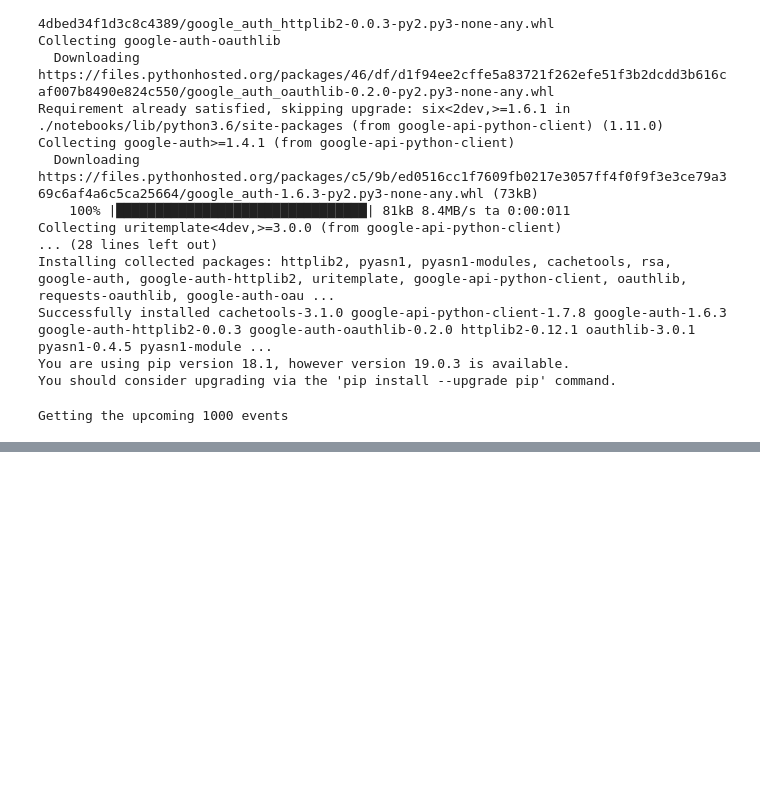
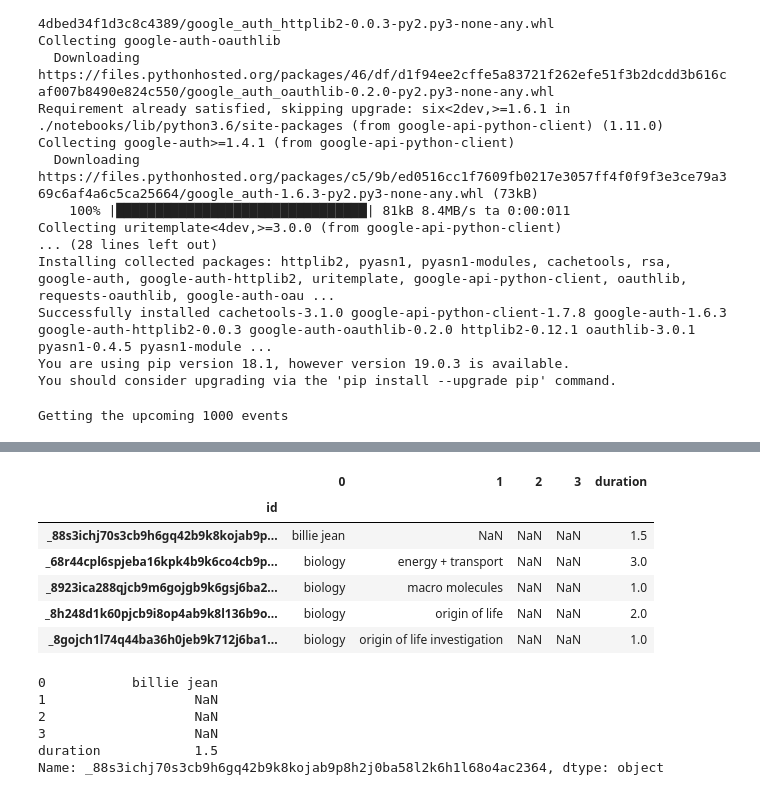
Before and after one commit to jvalansi/notebooks, a Jupyter notebook: calendar_analysis.ipynb, the cells around one changed output, grey strips where cells are left out. Saved outputs shown, nothing was run; the diff lists cells and outputs as text; code cells hidden in the pictures; blank space fills up the shorter version.

Commit message:
calendar analysis

```diff
--- a/calendar_analysis.ipynb
+++ b/calendar_analysis.ipynb
@@ -344,0 +329,21 @@ df = df[df['start'].apply(lambda x: get_datetime(x).year==2018)]
+# %%
+new_summary = pd.read_csv('data/google_calendar_execute_categories_editted.csv', index_col=0)
+# %%
+new_summary.head()
+# %% [output]
+|  | 0 | 1 | 2 | 3 | duration |
+| id |  |  |  |  |  |
+| _88s3ichj70s3cb9h6gq42b9k8kojab9p... | billie jean | NaN | NaN | NaN | 1.5 |
+| _68r44cpl6spjeba16kpk4b9k6co4cb9p... | biology | energy + transport | NaN | NaN | 3.0 |
+| _8923ica288qjcb9m6gojgb9k6gsj6ba2... | biology | macro molecules | NaN | NaN | 1.0 |
+| _8h248d1k60pjcb9i8op4ab9k8l136b9o... | biology | origin of life | NaN | NaN | 2.0 |
+| _8gojch1l74q44ba36h0jeb9k712j6ba1... | biology | origin of life investigation | NaN | NaN | 1.0 |
+# %%
+new_summary.loc['_88s3ichj70s3cb9h6gq42b9k8kojab9p8h2j0ba58l2k6h1l68o4ac2364']
+# %% [output]
+0           billie jean
+1                   NaN
+2                   NaN
+3                   NaN
+duration            1.5
+Name: _88s3ichj70s3cb9h6gq42b9k8kojab9p8h2j0ba58l2k6h1l68o4ac2364, dtype: object
```
Also changed, not shown: parts of 26 cells of this notebook, 11 other files.
